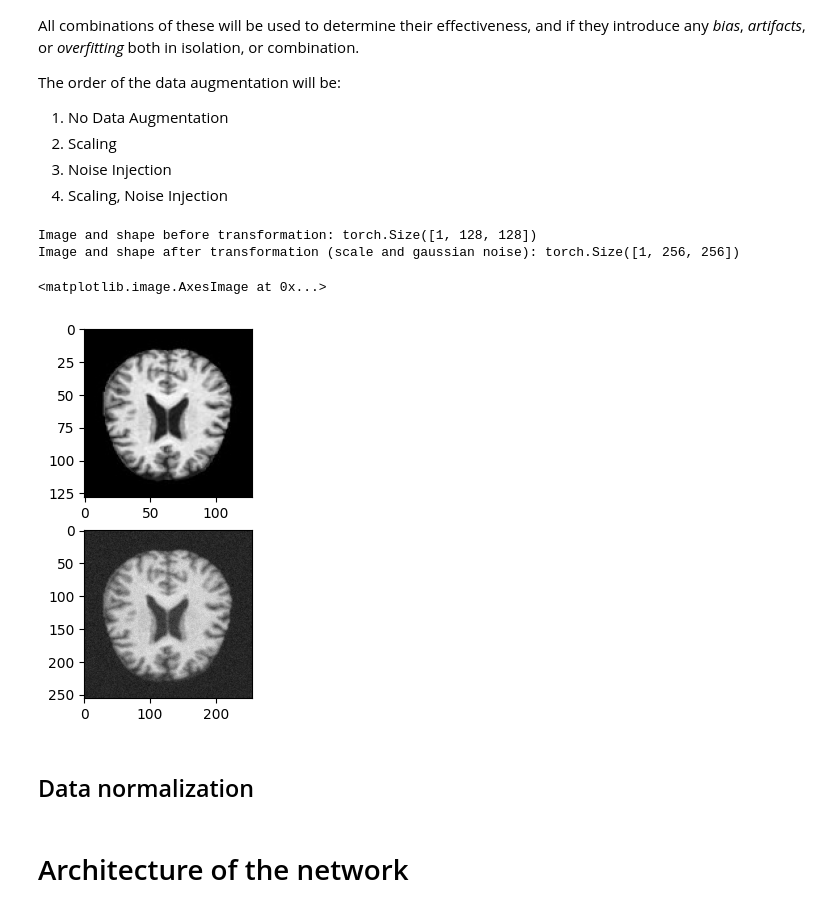
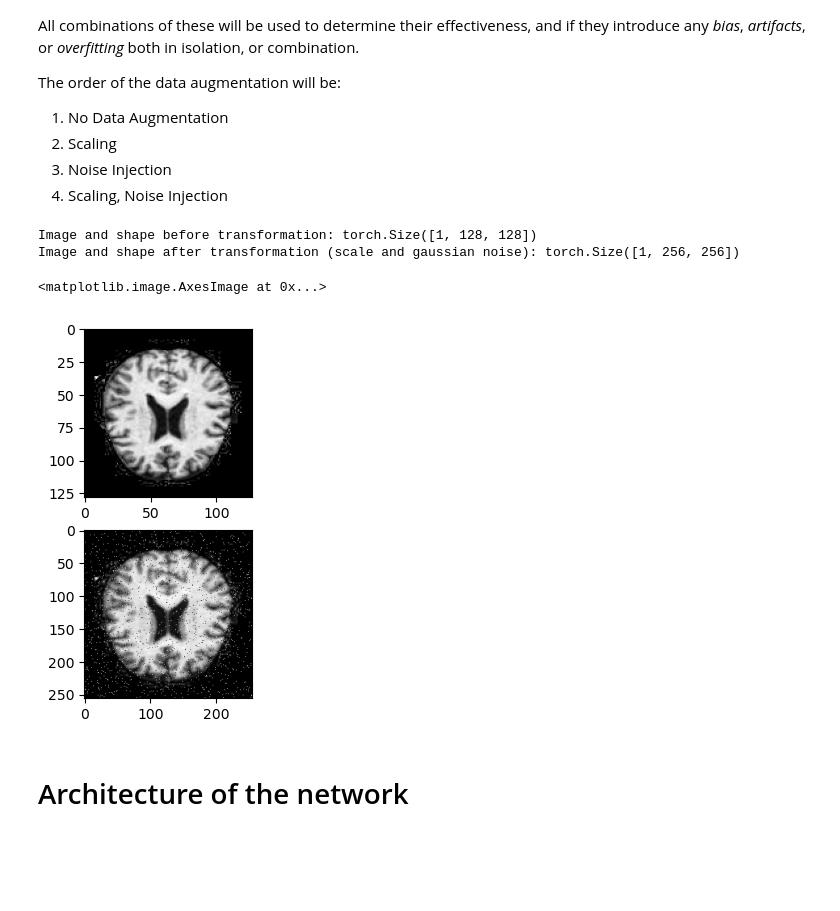
Before and after one commit to benjaminpsmith/dementia-ml, a Jupyter notebook: project.ipynb, the cells around one changed output. Cells and saved outputs as stored; diff of their text form; code cells hidden in the pictures; blank space fills up the shorter version.

Commit message:
Hyperparameter search ready, waiting for data augmentation

```diff
--- a/project.ipynb
+++ b/project.ipynb
@@ -40,7 +40,8 @@ folder_paths = ['Dataset/Non_Demented/', 'Dataset/Very_Mild_Demented/', 'Dataset
 classes = [r'Non demented', r'Very mildly demented', r'mild demented', r'moderate demented']
 
 # Loop over the images to save them in the list
-for c, path in enumerate(folder_paths):
+for path in folder_paths:
+    c = folder_paths.index(path)
     items = os.listdir(path)
     for picture in items:
         file_path = os.path.join(path, picture)
@@ -52,12 +53,23 @@ for c, path in enumerate(folder_paths):
         X.append(array_representation)
         Y.append(c)
 
-# Convert the list of image arrays to a NumPy array
-image_array = np.array(X)
+# Convert the list of image arrays to a NumPy arrayF
+X = np.array(X)
 
-# Shape of the array
-print(image_array.shape)
+from sklearn.preprocessing import MinMaxScaler # , Normalizer, StandardScaler, RobustScaler
+# Transpose to make each image a row
 
-# Display first image in array
-plt.imshow(X[0])
+X = X.reshape(X.shape[0], -1)
+
+# Normalize each row (i.e., each flattened image)
+X = MinMaxScaler().fit_transform(X)
+print(X.max())
+
+# Reshape back to the original shape
+X = X.reshape(len(X), 128, 128, 1)
+
+# Dynamically calculate the number of classes in dataset
+num_classes = len(np.unique(Y))
+
+X.shape
 # %% [output]
@@ -148,7 +164,11 @@ aug_X = np.array(X)
 # In the shape of (Sample #, Height, Width, Channels)
 aug_X = aug_X.reshape(len(X), 128, 128, 1)
 
-def add_noise_gaussian(tensor, mean = 0, std = 0.05):
+X_mean = X.mean()
+X_std = X.std()
+
+# def add_noise_gaussian(tensor, mean = 0, std = 0.05):
+def add_noise_gaussian(tensor, mean = 0.5 * X_mean, std = 0.5 * X_std):
     """
     Parameters:
     - tensor: PyTorch tensor data type without noise (input)
@@ -162,6 +182,7 @@ def add_noise_gaussian(tensor, mean = 0, std = 0.05):
     noise = torch.randn(tensor.size()) * std + mean
     return tensor + noise
 
+# def add_noise_salt_pepper(tensor, salt_prob = 0.02, pepper_prob = 0.02):
 def add_noise_salt_pepper(tensor, salt_prob = 0.02, pepper_prob = 0.02):
     """
     Parameters:
@@ -174,9 +195,10 @@ def add_noise_salt_pepper(tensor, salt_prob = 0.02, pepper_prob = 0.02):
     that ensured to be between 0 and 1
     """
 
-    salt_mask = (torch.rand_like(tensor) < salt_prob).float()
-    pepper_mask = (torch.rand_like(tensor) < pepper_prob).float()
+    salt_mask = (torch.rand_like(tensor) < salt_prob).float() # * 0.35 * X_std
+    pepper_mask = (torch.rand_like(tensor) < pepper_prob).float() # * 0.35 * X_std
 
+    # return torch.clamp((tensor + salt_mask - pepper_mask), 0, 1)
     return torch.clamp((tensor + salt_mask - pepper_mask), 0, 1)
 
 # Abitrary values (set to double of base image height*width)
@@ -206,36 +228,35 @@ transforms = {
                         v2.Lambda(lambda x: add_noise_salt_pepper(x))
                         ]),
     'all_gaussian':     v2.Compose([
                         v2.ToImage(),
                         v2.ToDtype(torch.float32, scale=True),
                         v2.Resize((resize_x, resize_y), antialias=True),
                         v2.Lambda(lambda x: add_noise_gaussian(x))
                         ]),
     'all_salt_pepper':  v2.Compose([
                         v2.ToImage(),
                         v2.ToDtype(torch.float32, scale=True),
                         v2.Resize((resize_x, resize_y), antialias=True),
                         v2.Lambda(lambda x: add_noise_salt_pepper(x))
                         ])
 }
 
 in_img = transforms['none'](X[0])
-out_img = transforms['all_gaussian'](X[0])
+# out_img = transforms['all_gaussian'](X[0])
+out_img = transforms['all_salt_pepper'](X[0])
 
 
 f, axarr = plt.subplots(2,1)
 
 print(f'Image and shape before transformation: {in_img.shape}')
 axarr[0].imshow(in_img.squeeze(), cmap='gray')
 
 print(f'Image and shape after transformation (scale and gaussian noise): {out_img.shape}')
 axarr[1].imshow(out_img.squeeze(), cmap='gray')
 # %% [output]
 Image and shape before transformation: torch.Size([1, 128, 128])
 Image and shape after transformation (scale and gaussian noise): torch.Size([1, 256, 256])
 <matplotlib.image.AxesImage at 0x...>
-[figure, old version]
+[figure, new version]
-# %% [markdown]
-## Data normalization
 # %% [markdown]
 # Architecture of the network
```
Also changed, not shown: parts of 14 cells of this notebook.
